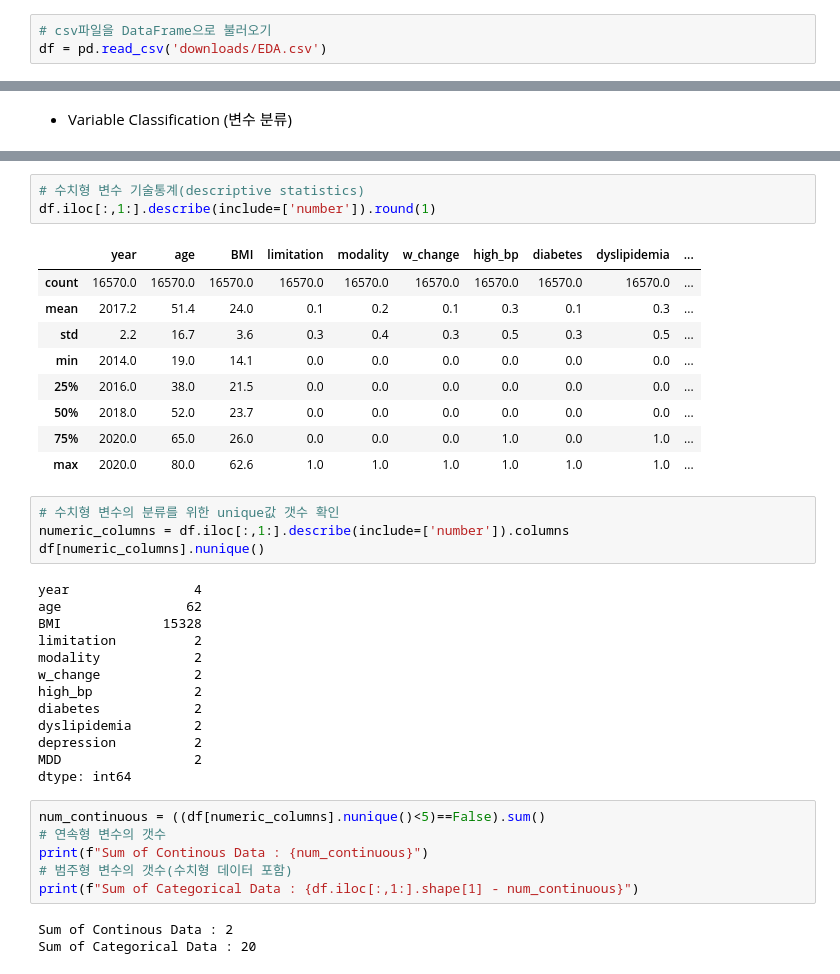
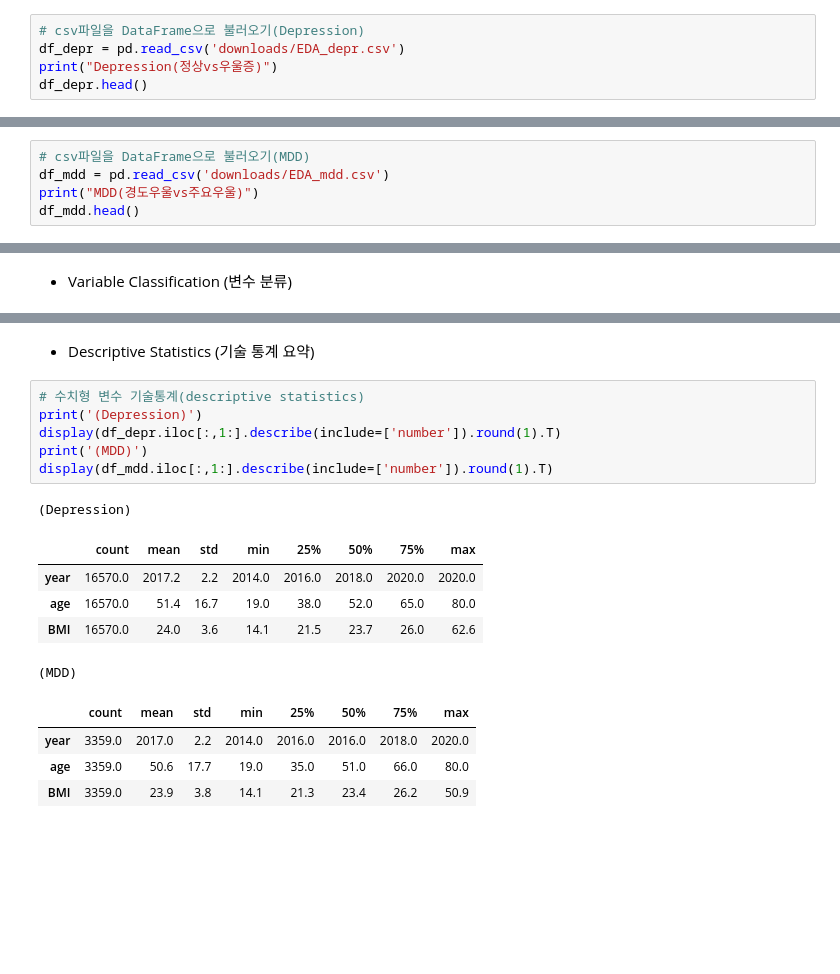
Before and after one commit to kyungjaecheong/Kor-DEEPression, a Jupyter notebook: 2_Modeling/2-2_EDA.ipynb, the cells around one changed output, grey strips where cells are left out. Drawn from its saved outputs; the diff is of its cells as text; blank space fills up the shorter version.

```diff
--- a/2_Modeling/2-2_EDA.ipynb
+++ b/2_Modeling/2-2_EDA.ipynb
@@ -26,5 +27,7 @@ pio.renderers.default = 'vscode+png'
 # %% [markdown]
 - EDA Data Import (EDA 데이터 불러오기)
 # %%
-# csv파일을 DataFrame으로 불러오기
-df = pd.read_csv('downloads/EDA.csv')
+# csv파일을 DataFrame으로 불러오기(Depression)
+df_depr = pd.read_csv('downloads/EDA_depr.csv')
+print("Depression(정상vs우울증)")
+df_depr.head()
@@ -30,0 +43,5 @@ df = pd.read_csv('downloads/EDA.csv')
+# %%
+# csv파일을 DataFrame으로 불러오기(MDD)
+df_mdd = pd.read_csv('downloads/EDA_mdd.csv')
+print("MDD(경도우울vs주요우울)")
+df_mdd.head()
@@ -100,39 +151,19 @@ Sum of Categorical Data : 11
+# %% [markdown]
+- Descriptive Statistics (기술 통계 요약)
 # %%
 # 수치형 변수 기술통계(descriptive statistics)
-df.iloc[:,1:].describe(include=['number']).round(1)
+print('(Depression)')
+display(df_depr.iloc[:,1:].describe(include=['number']).round(1).T)
+print('(MDD)')
+display(df_mdd.iloc[:,1:].describe(include=['number']).round(1).T)
 # %% [output]
+(Depression)
-|  | year | age | BMI | limitation | modality | w_change | high_bp | diabetes | dyslipidemia | ... |
-| count | 16570.0 | 16570.0 | 16570.0 | 16570.0 | 16570.0 | 16570.0 | 16570.0 | 16570.0 | 16570.0 | ... |
-| mean | 2017.2 | 51.4 | 24.0 | 0.1 | 0.2 | 0.1 | 0.3 | 0.1 | 0.3 | ... |
-| std | 2.2 | 16.7 | 3.6 | 0.3 | 0.4 | 0.3 | 0.5 | 0.3 | 0.5 | ... |
-| min | 2014.0 | 19.0 | 14.1 | 0.0 | 0.0 | 0.0 | 0.0 | 0.0 | 0.0 | ... |
-| 25% | 2016.0 | 38.0 | 21.5 | 0.0 | 0.0 | 0.0 | 0.0 | 0.0 | 0.0 | ... |
-| 50% | 2018.0 | 52.0 | 23.7 | 0.0 | 0.0 | 0.0 | 0.0 | 0.0 | 0.0 | ... |
-| 75% | 2020.0 | 65.0 | 26.0 | 0.0 | 0.0 | 0.0 | 1.0 | 0.0 | 1.0 | ... |
-| max | 2020.0 | 80.0 | 62.6 | 1.0 | 1.0 | 1.0 | 1.0 | 1.0 | 1.0 | ... |
+|  | count | mean | std | min | 25% | 50% | 75% | max |
+| year | 16570.0 | 2017.2 | 2.2 | 2014.0 | 2016.0 | 2018.0 | 2020.0 | 2020.0 |
+| age | 16570.0 | 51.4 | 16.7 | 19.0 | 38.0 | 52.0 | 65.0 | 80.0 |
+| BMI | 16570.0 | 24.0 | 3.6 | 14.1 | 21.5 | 23.7 | 26.0 | 62.6 |
+(MDD)
+|  | count | mean | std | min | 25% | 50% | 75% | max |
+| year | 3359.0 | 2017.0 | 2.2 | 2014.0 | 2016.0 | 2016.0 | 2018.0 | 2020.0 |
+| age | 3359.0 | 50.6 | 17.7 | 19.0 | 35.0 | 51.0 | 66.0 | 80.0 |
+| BMI | 3359.0 | 23.9 | 3.8 | 14.1 | 21.3 | 23.4 | 26.2 | 50.9 |
-# %%
-# 수치형 변수의 분류를 위한 unique값 갯수 확인
-numeric_columns = df.iloc[:,1:].describe(include=['number']).columns
-df[numeric_columns].nunique()
-# %% [output]
-year                4
-age                62
-BMI             15328
-limitation          2
-modality            2
-w_change            2
-high_bp             2
-diabetes            2
-dyslipidemia        2
-depression          2
-MDD                 2
-dtype: int64
-# %%
-num_continuous = ((df[numeric_columns].nunique()<5)==False).sum()
-# 연속형 변수의 갯수
-print(f"Sum of Continous Data : {num_continuous}")
-# 범주형 변수의 갯수(수치형 데이터 포함)
-print(f"Sum of Categorical Data : {df.iloc[:,1:].shape[1] - num_continuous}")
-# %% [output]
-Sum of Continous Data : 2
-Sum of Categorical Data : 20
```
Also changed, not shown: parts of 19 cells of this notebook.
